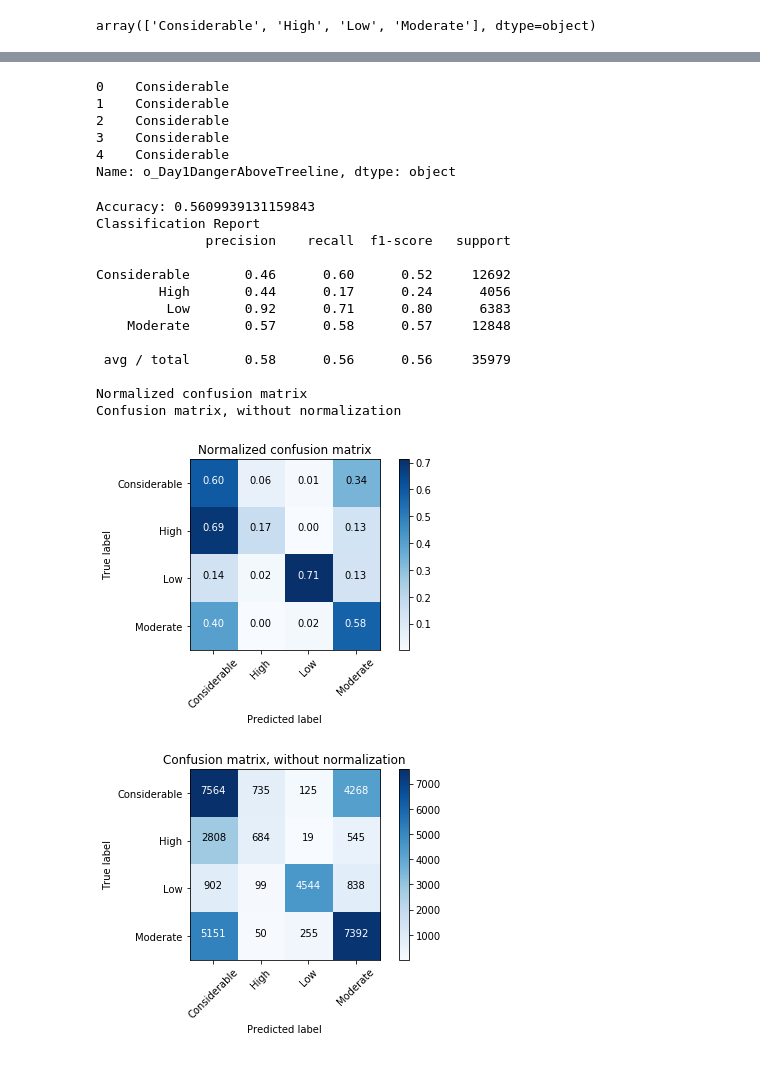
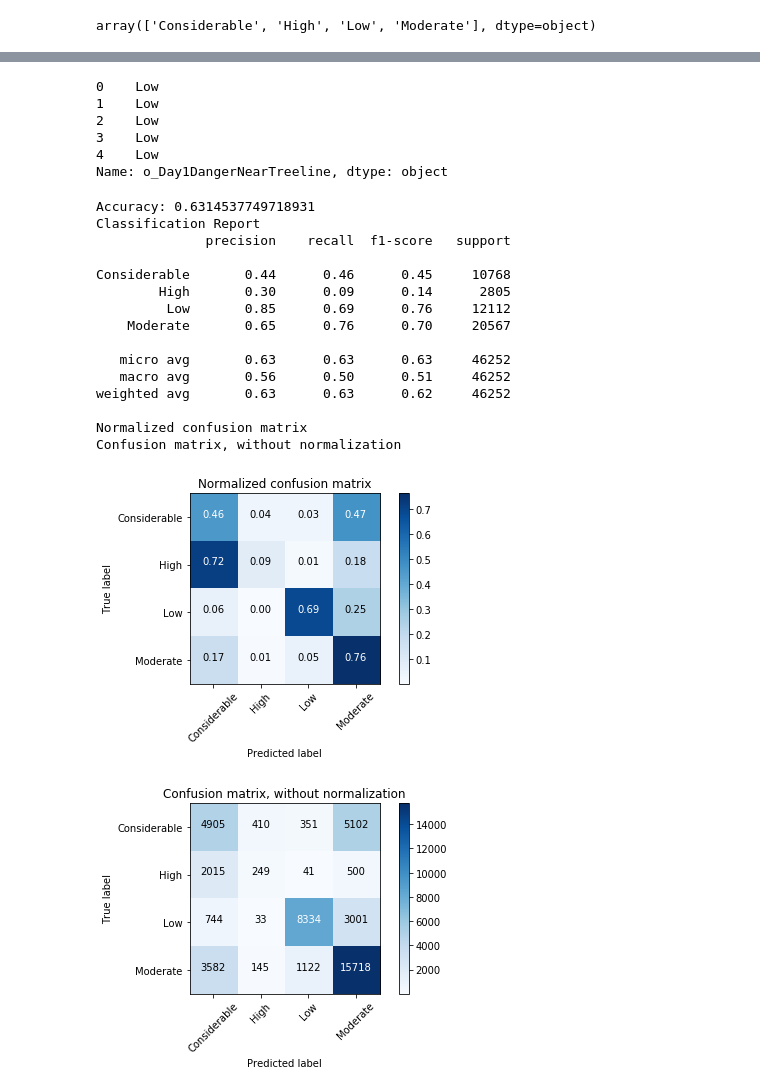
Before and after one commit to scottcha/OpenAvalancheProject, a Jupyter notebook: ML/LightGBMV1.1Training.ipynb, the cells around one changed output, grey strips where cells are left out. Saved outputs shown, nothing was run; the diff lists cells and outputs as text; code cells hidden in the pictures.

```diff
--- a/ML/LightGBMV1.1Training.ipynb
+++ b/ML/LightGBMV1.1Training.ipynb
@@ -281,9 +121,9 @@ gbmgpu = lgb.LGBMClassifier(objective='multiclass', device_type='gpu',
                             num_boost_round=1000)
 # %%
 %%time
-gbmgpu.fit(X_Above_train.values,
-        y_Above_train[yColumns].values.ravel(),
-        eval_set=[(X_Above_test.values, y_Above_test[yColumns].values.ravel())],
+gbmgpu.fit(X_Near_train.values,
+        y_Near_train[yColumns].values.ravel(),
+        eval_set=[(X_Near_test.values, y_Near_test[yColumns].values.ravel())],
         early_stopping_rounds=20
 
         )
@@ -317,5 +130,5 @@ LGBMClassifier(bagging_fraction=0.4, boosting_type='gbdt',
 # %%
-resultAbove = gbmgpu.predict(X_Above_test, gbmgpu.best_iteration_)
+resultAbove = gbmgpu.predict(X_Near_test, gbmgpu.best_iteration_)
 # %%
 gbmgpu.classes_
 # %% [output]
@@ -336,7 +149,7 @@ array([[ 0.66351389, -1.4303406 , -0.57424879, -0.60797454],
 # %%
 best_preds = [np.argmax(line) for line in resultAbove]
 # %%
-best_preds_df = pd.DataFrame(best_preds, columns=['o_Day1DangerAboveTreeline'])
+best_preds_df = pd.DataFrame(best_preds, columns=['o_Day1DangerNearTreeline'])
 # %%
 best_preds_df.head()
 # %% [output]
@@ -349,40 +162,43 @@ best_preds_df.head()
 # %%
 mapping = {0:'Considerable', 1:'High', 2:'Low', 3:'Moderate'}
-best_preds_df = best_preds_df.replace({'o_Day1DangerAboveTreeline': mapping})
-best_preds_df['o_Day1DangerAboveTreeline'].head()
+best_preds_df = best_preds_df.replace({'o_Day1DangerNearTreeline': mapping})
+best_preds_df['o_Day1DangerNearTreeline'].head()
 # %% [output]
-0    Considerable
-1    Considerable
-2    Considerable
-3    Considerable
-4    Considerable
-Name: o_Day1DangerAboveTreeline, dtype: object
+0    Low
+1    Low
+2    Low
+3    Low
+4    Low
+Name: o_Day1DangerNearTreeline, dtype: object
 # %%
-evaluateSingleClassShort(y_Above_test['o_Day1DangerAboveTreeline'], best_preds_df)
-cnf_matrix = confusion_matrix(y_Above_test['o_Day1DangerAboveTreeline'], best_preds_df)
+import matplotlib.pyplot as plt
+error_evaluation.evaluateSingleClassShort(y_Near_test['o_Day1DangerNearTreeline'], best_preds_df)
+cnf_matrix = confusion_matrix(y_Near_test['o_Day1DangerNearTreeline'], best_preds_df)
 plt.figure()
-plot_confusion_matrix(cnf_matrix, classes=['Considerable', 'High', 'Low', 'Moderate'], normalize=True,
+error_evaluation.plot_confusion_matrix(cnf_matrix, classes=['Considerable', 'High', 'Low', 'Moderate'], normalize=True,
                       title='Normalized confusion matrix')
 plt.figure()
-plot_confusion_matrix(cnf_matrix, classes=['Considerable', 'High', 'Low', 'Moderate'],
+error_evaluation.plot_confusion_matrix(cnf_matrix, classes=['Considerable', 'High', 'Low', 'Moderate'],
                       title='Confusion matrix, without normalization')
 plt.show()
 # %% [output]
-Accuracy: 0.5609939131159843
+Accuracy: 0.6314537749718931
 Classification Report
               precision    recall  f1-score   support
 
-Considerable       0.46      0.60      0.52     12692
-        High       0.44      0.17      0.24      4056
-         Low       0.92      0.71      0.80      6383
-    Moderate       0.57      0.58      0.57     12848
+Considerable       0.44      0.46      0.45     10768
+        High       0.30      0.09      0.14      2805
+         Low       0.85      0.69      0.76     12112
+    Moderate       0.65      0.76      0.70     20567
 
- avg / total       0.58      0.56      0.56     35979
+   micro avg       0.63      0.63      0.63     46252
+   macro avg       0.56      0.50      0.51     46252
+weighted avg       0.63      0.63      0.62     46252
 
 Normalized confusion matrix
 Confusion matrix, without normalization
-[figure, old version]
+[figure, new version]
-[figure, old version]
+[figure, new version]
 # %%
 %%time
 gbmgpu = lgb.LGBMClassifier(objective='multiclass', device_type='gpu')
```
Also changed, not shown: parts of 25 cells of this notebook, 9 other files.
